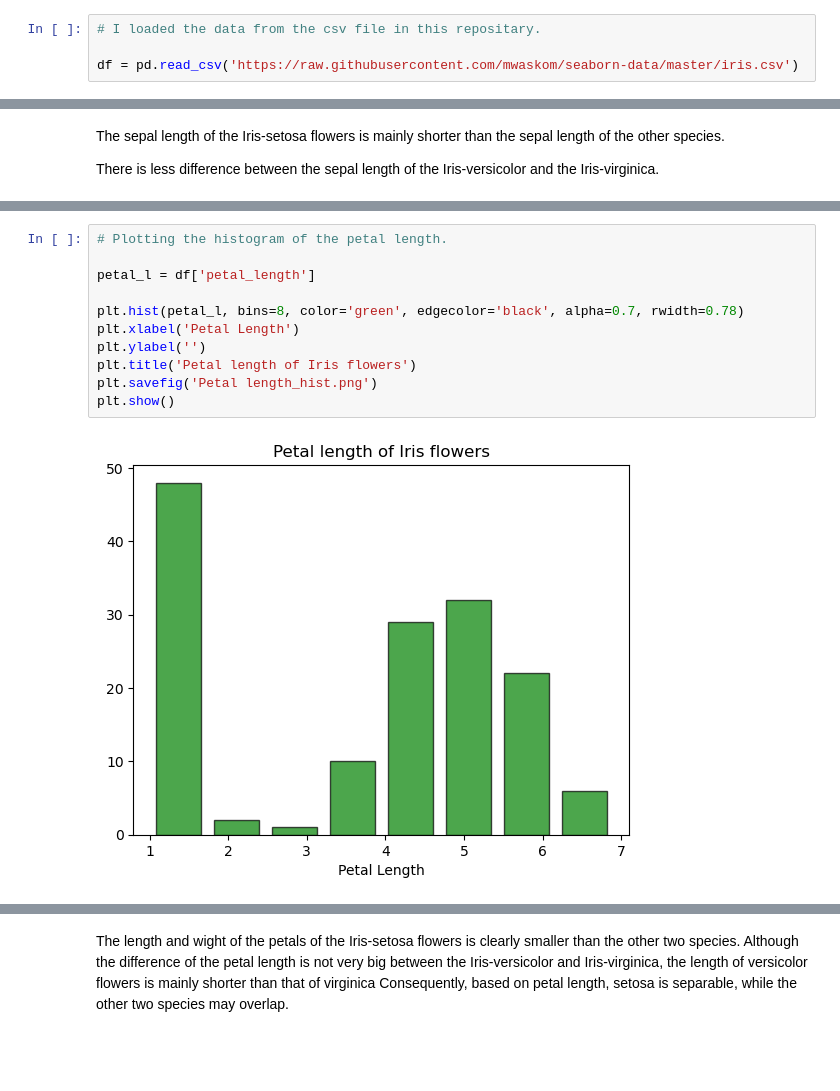
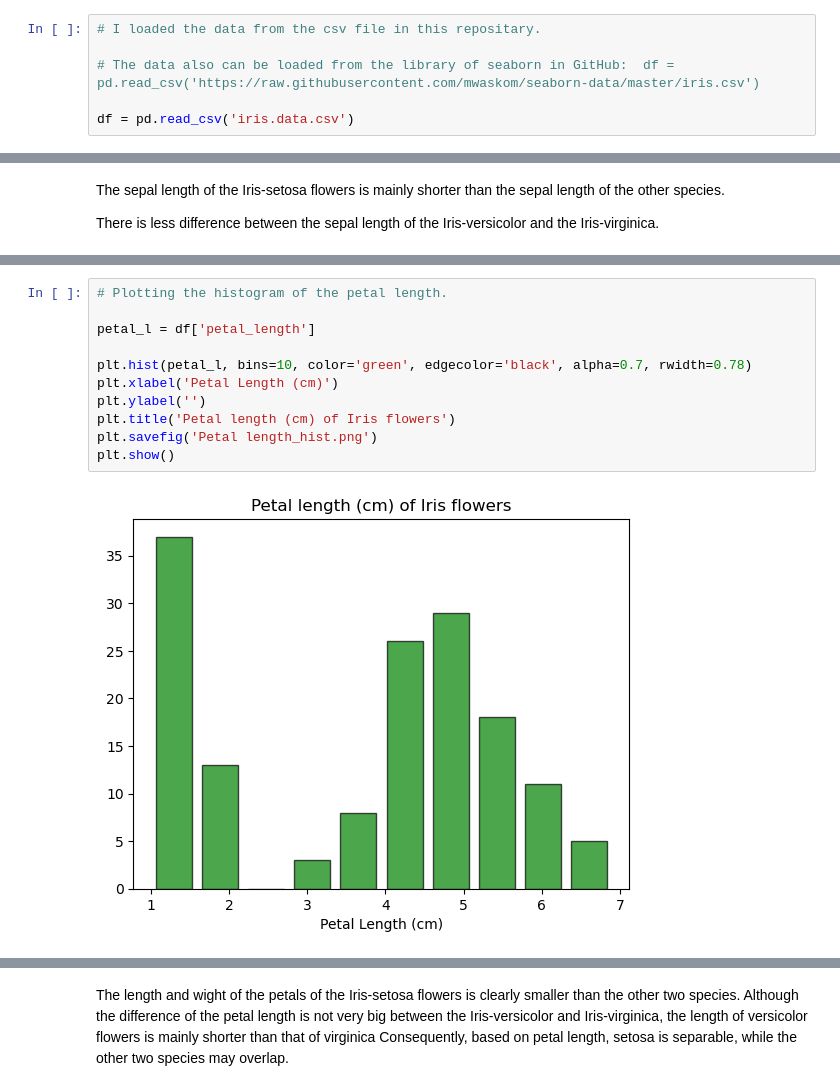
Before and after one commit to Jennyicano/Pands-Project, a Jupyter notebook: iris_data.ipynb, the cells around one changed output, grey strips where cells are left out. Drawn from its saved outputs; the diff is of its cells as text; blank space fills up the shorter version.

```diff
--- a/iris_data.ipynb
+++ b/iris_data.ipynb
@@ -39,5 +39,7 @@ import seaborn as sns
 # %%
 # I loaded the data from the csv file in this repositary.
 
-df = pd.read_csv('https://raw.githubusercontent.com/mwaskom/seaborn-data/master/iris.csv')
+# The data also can be loaded from the library of seaborn in GitHub:  df = pd.read_csv('https://raw.githubusercontent.com/mwaskom/seaborn-data/master/iris.csv')
+
+df = pd.read_csv('iris.data.csv')
 # %%
@@ -207,16 +209,16 @@ plt.show()
 # %%
 # Plotting the histogram of the petal length.
 
 petal_l = df['petal_length']
 
-plt.hist(petal_l, bins=8, color='green', edgecolor='black', alpha=0.7, rwidth=0.78)
-plt.xlabel('Petal Length')
+plt.hist(petal_l, bins=10, color='green', edgecolor='black', alpha=0.7, rwidth=0.78)
+plt.xlabel('Petal Length (cm)')
 plt.ylabel('')
-plt.title('Petal length of Iris flowers')
+plt.title('Petal length (cm) of Iris flowers')
 plt.savefig('Petal length_hist.png')
 plt.show()
 # %% [output]
-[figure, old version]
+[figure, new version]
 # %%
 # Plotting the histogram of the sepal width.
 
```
Also changed, not shown: parts of 21 cells of this notebook, 5 other files.
